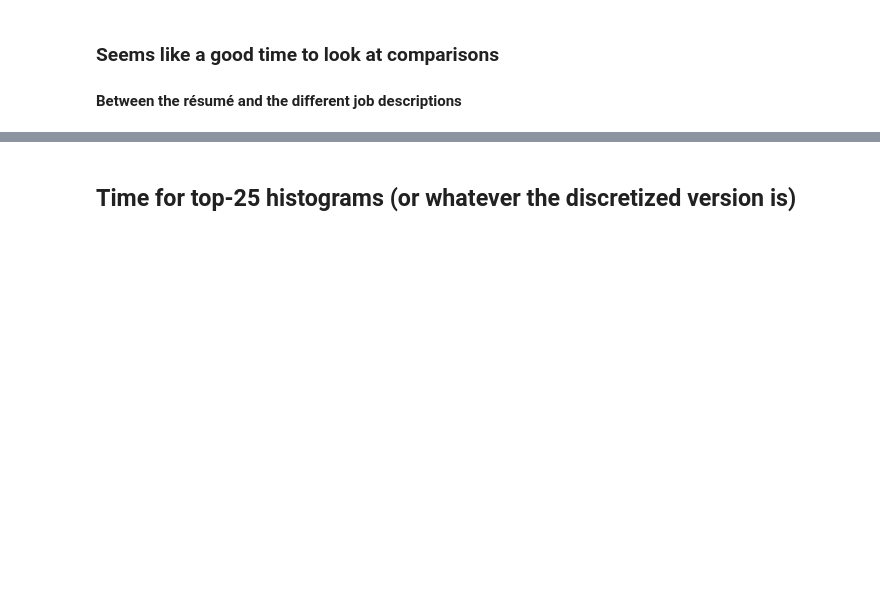
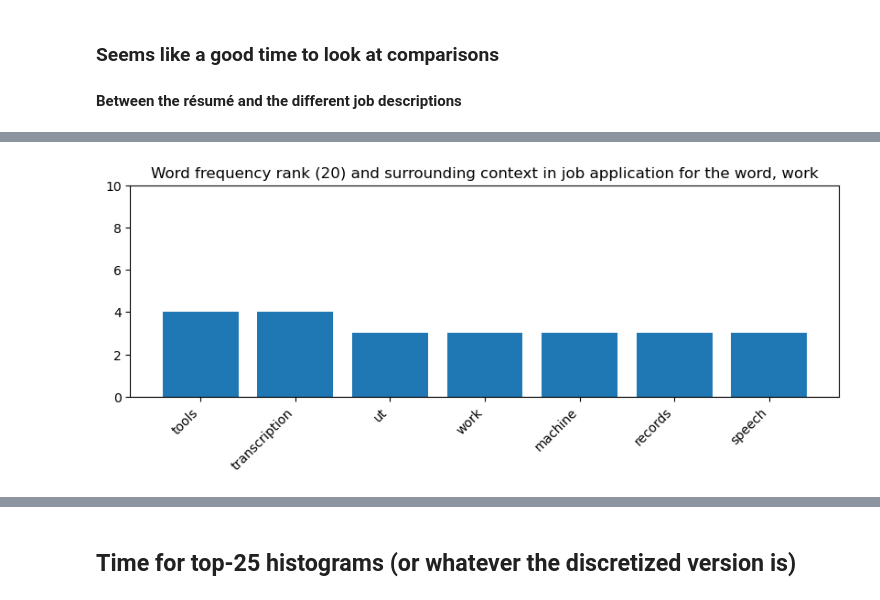
Before and after one commit to bballdave025/job-app-word-freq, a Jupyter notebook: A_02nd_NLPPresentationJobHunt_DemoWordFreq.ipynb, the cells around one changed output, grey strips where cells are left out. Cells and saved outputs as stored; diff of their text form; code cells hidden in the pictures; blank space fills up the shorter version.

```diff
--- a/A_02nd_NLPPresentationJobHunt_DemoWordFreq.ipynb
+++ b/A_02nd_NLPPresentationJobHunt_DemoWordFreq.ipynb
@@ -1461,0 +1641,19 @@ plt.show()
+# %%
+this_corresponding_word = get_description_word_at_rank(top_word_rank_in_desc)
+this_desc_idx = desc_fname_idx_to_show
+word_indexes = find_word_in_both_display_lists(
+                 this_corresponding_word,
+                 description_word_counts[desc_fname_idx_to_show],
+                 application_word_counts[0],
+                   #  we only have one table -
+                   #+ it's at any legal index;
+                   #+ let's choose 0
+                 name_of_display_list_1 = f"description_word_counts[{this_desc_idx}]",
+                 name_of_display_list_2 = "application_word_counts[0]"
+)
+
+print()
+print( ("(rank in description, rank in application) for the word,"
+        f" '{this_corresponding_word}': {word_indexes}"
+       )
+)
@@ -1461,0 +1716,44 @@ plt.show()
+# %%
+_, rank_appl = find_word_in_both_display_lists(
+        this_corresponding_word,
+        description_word_counts[desc_fname_idx_to_show],
+        application_word_counts[0],
+           #  we only have one table -
+           #+ it's at any legal index;
+           #+ let's choose 0
+        name_of_display_list_1 = f"description_word_counts[{this_desc_idx}]",
+        name_of_display_list_2 = "application_word_counts[0]"
+)
+
+fig_filename_appl = ""
+
+if rank_appl is None:
+    import matplotlib.image as mpimg
+    fig_filename_appl = "application_word_not_found.png"
+    img = mpimg.imread(fig_filename_appl)
+    imgplot = plt.imshow(img)
+##endof:  if rank_desc
+else:
+    corresponding_index = rank_appl
+
+    get_freq_histo_specific(application_word_counts[0],
+                        rank_index_1=corresponding_index,
+                        n_surrounding_words=3,
+                        do_show_word_and_count_lists=False,
+                        ylim_top_val=10)
+
+    fig_filename_appl = (f"application_word_rank_{corresponding_index}_"
+                         f"desc_{desc_fname_idx_to_show}.png"
+                        )
+
+    title_for_appl = (f"Word frequency rank ({rank_appl}) and surrounding context in "
+                      f"job application for the word, {this_corresponding_word}"
+                     )
+    plt.title(title_for_appl)
+
+    plt.savefig(fig_filename_appl,
+            bbox_inches='tight')
+
+    plt.show()
+##endof:  ##endof:  if/else rank_desc
+# %% [output]
@@ -1461,0 +1777 @@ plt.show()
+[figure, added]
```
Also changed, not shown: parts of 51 cells of this notebook, 8 other files.
